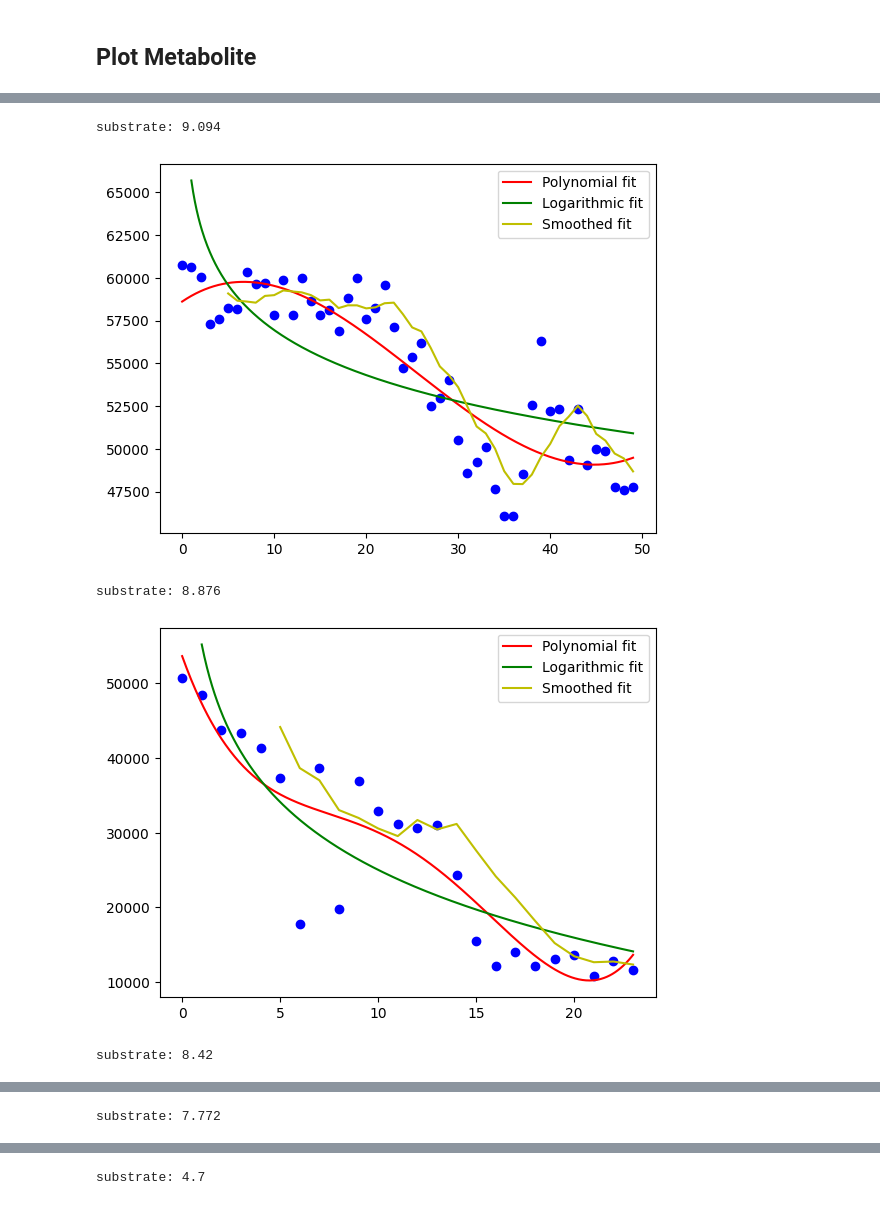
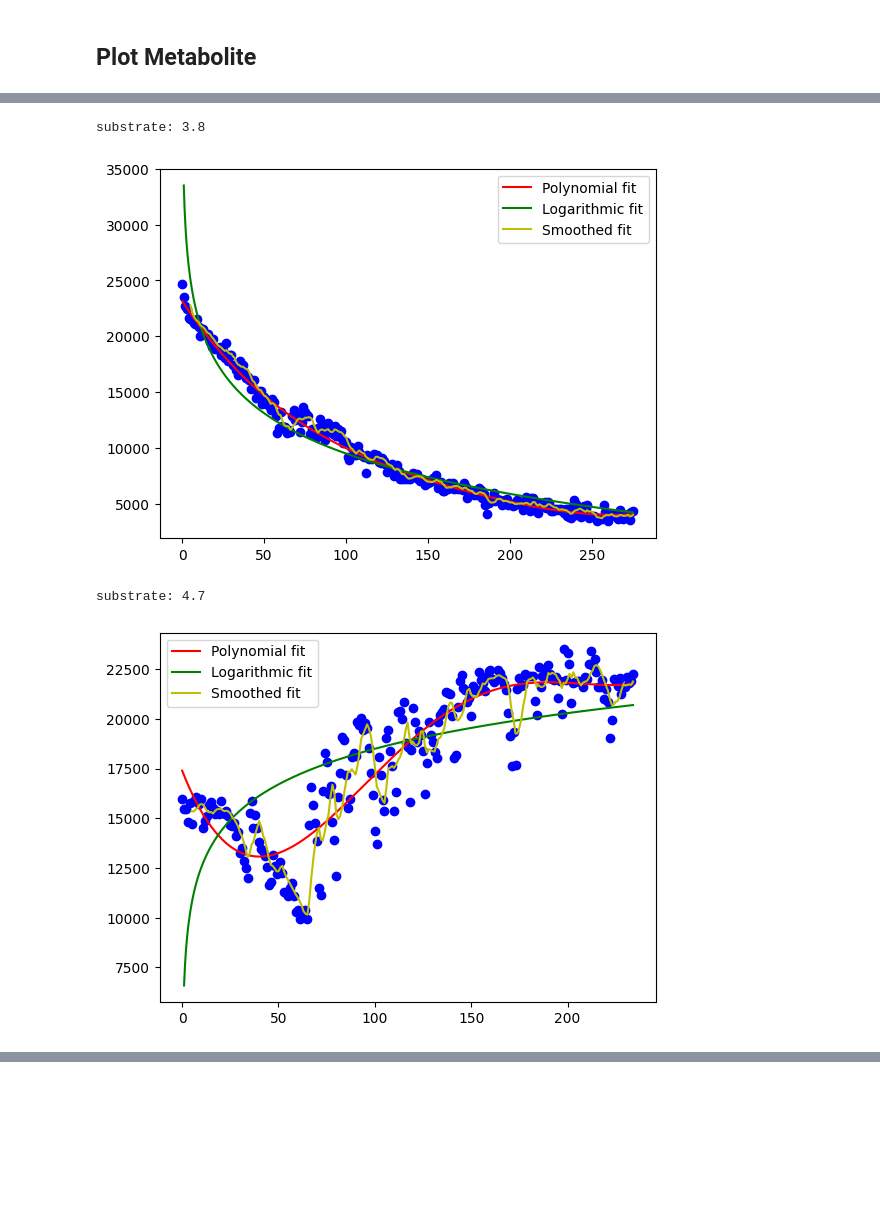
Before and after one commit to RATFIVE/MoinCC-AI4metabolomics, a Jupyter notebook: 03_DeepLearning/improved_peak_finder.ipynb, the cells around one changed output, grey strips where cells are left out. Saved outputs shown, nothing was run; the diff lists cells and outputs as text; code cells hidden in the pictures; blank space fills up the shorter version.

```diff
--- a/03_DeepLearning/improved_peak_finder.ipynb
+++ b/03_DeepLearning/improved_peak_finder.ipynb
@@ -26,11 +26,15 @@ loaddata = LoadData()
 
 peakfinder = PeakFinder()
 # %%
+# FA_20240517_2H_yeast_Nicotinamide-d4 _9.csv
 
-file = str(Path('FA_20240517_2H_yeast_Nicotinamide-d4 _9.csv'))
+file = str(Path('FA_20240406_2H_Gluc-d2_50mM+Pyruvate_400mM_5.ser.csv'))
 substrates = loaddata.get_substrate_list(file)
 metabolites = loaddata.get_metabolite_list(file)
 df_list = loaddata.load_data(file)
+
+# geht nicht
+# FA__20240205_2H_yeast_Acetone-d6_3.csv
 # %% [markdown]
 Here are the x positions we have to look for peaks!
 # %%
@@ -204,31 +208,30 @@ metabolites: 7.659
 # %%
 #peak_df = get_peak_list(df, substrat=substrates[1], range=0.1).dropna()
 
 for substrate in range(len(substrates)):
-    substrate_peak =get_peak_list(df, substrat=substrates[substrate], range=0.07).dropna()
+    substrate_peak =get_peak_list(df, substrat=substrates[substrate], range=0.05).dropna()
     print(f'substrate: {substrates[substrate]}')
 
     # Define the data points
     x = substrate_peak.index
     y = substrate_peak['y']
 
     # Remove outliers
     x, y = outlier_detection(x, y)
 
     x_poly, y_poly = polynomial_regression(x, y, degree=4)
     x_log, y_log = logarithmic_regression(x, y)
     x_smooth, y_smooth = window_smooth(x, y)
 
     # Plot the original data points and the regression line
     plt.plot(x, y, 'bo')           # Original data points
     plt.plot(x_poly, y_poly, 'r-', label=f'Polynomial fit')  # Regression line
     plt.plot(x_log, y_log, 'g-', label='Logarithmic fit')  # Regression line in original space
     plt.plot(x_smooth, y_smooth, 'y-', label='Smoothed fit')  # Regression line in original space
     plt.legend()
     plt.show()
 # %% [output]
-substrate: 9.094
+substrate: 3.8
-[figure, old version]
+[figure, new version]
-substrate: 8.876
+substrate: 4.7
-[figure, old version]
+[figure, new version]
-substrate: 8.42
@@ -236 +237,0 @@ substrate: 8.42
-substrate: 7.772
@@ -238 +237,0 @@ substrate: 7.772
-substrate: 4.7
```
Also changed, not shown: parts of 4 cells of this notebook.
